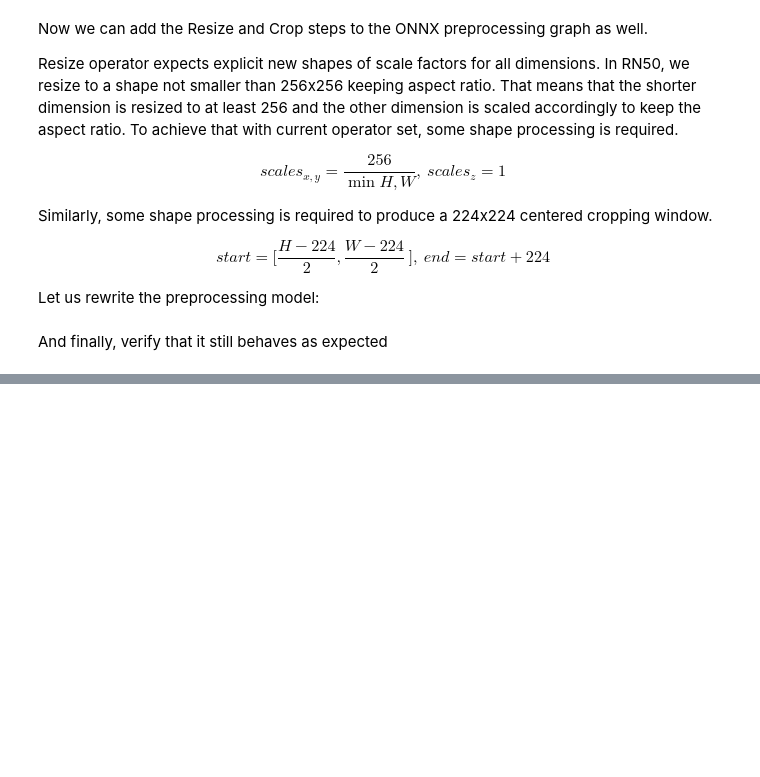
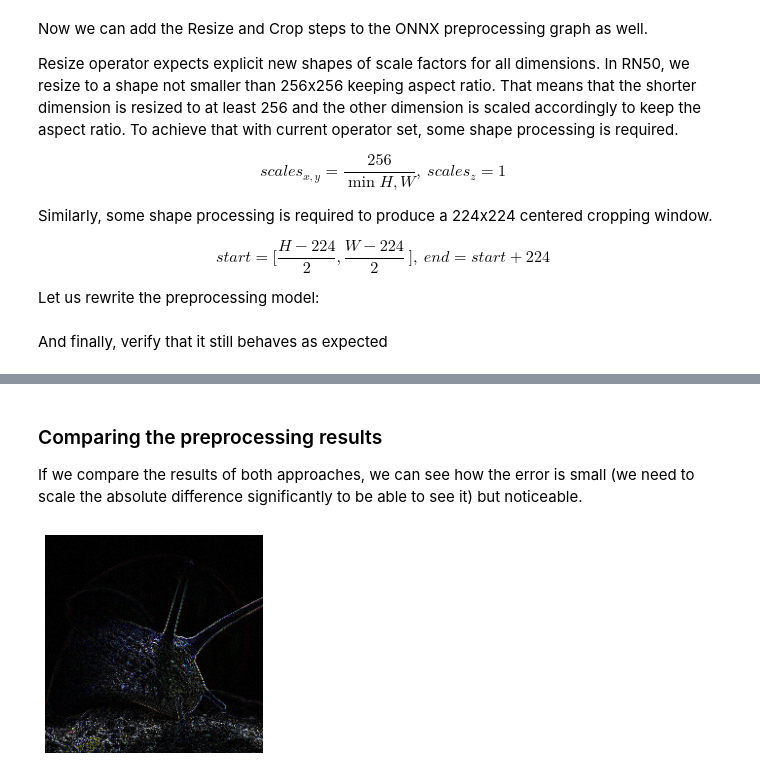
Before and after one commit to onnx/working-groups, a Jupyter notebook: preprocessing/notebooks/preprocessing-rn50/resnet50_modelzoo_onnxruntime_inference_onnx_preprocessing_poc.ipynb, the cells around one changed output, grey strips where cells are left out. Cells and saved outputs as stored; diff of their text form; code cells hidden in the pictures; blank space fills up the shorter version.

```diff
--- a/preprocessing/notebooks/preprocessing-rn50/resnet50_modelzoo_onnxruntime_inference_onnx_preprocessing_poc.ipynb
+++ b/preprocessing/notebooks/preprocessing-rn50/resnet50_modelzoo_onnxruntime_inference_onnx_preprocessing_poc.ipynb
@@ -631,0 +587,14 @@ Preprocessed shape: (1, 3, 224, 224)
+# %% [markdown]
+### Comparing the preprocessing results
+
+If we compare the results of both approaches, we can see how the error is small (we need to scale the absolute difference significantly to be able to see it) but noticeable.
+# %%
+data_numpy = preprocess(np.array(image)).squeeze(0).transpose(1, 2, 0)
+data_onnx = preprocessing_session2.run([], {'x': np.array(image)})[0].squeeze(0).transpose(1, 2, 0)
+
+abs_diff = (np.abs(data_numpy - data_onnx) * 255).astype('uint8')
+diff_img = Image.fromarray(abs_diff)
+plt.axis('off')
+i1 = plt.imshow(diff_img)
+# %% [output]
+[figure, added]
```
Also changed, not shown: parts of 19 cells of this notebook.
